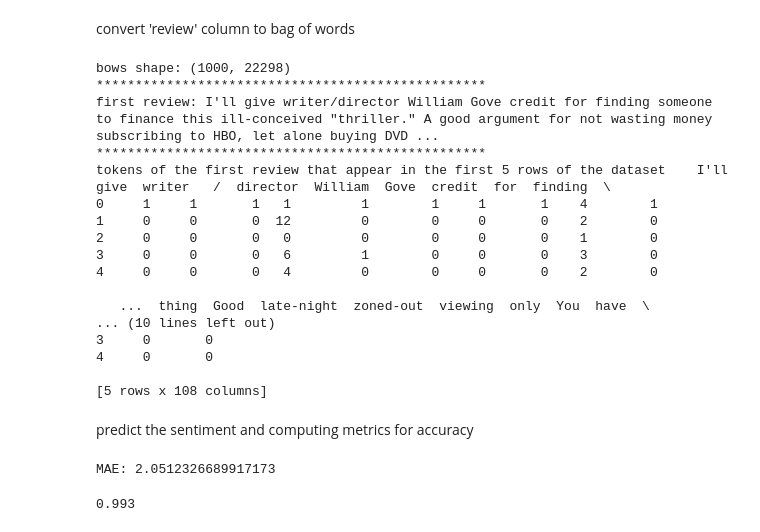
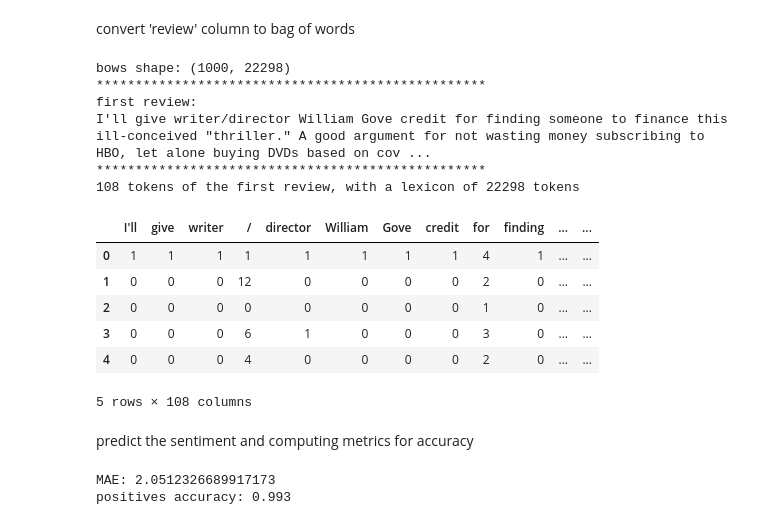
Before and after one commit to ccalobeto/nlp2, a Jupyter notebook: _notebooks/2021-02-13-nlp-in-action-i.ipynb, the cells around one changed output. Saved outputs shown, nothing was run; the diff lists cells and outputs as text; code cells hidden in the pictures.

```diff
--- a/_notebooks/2021-02-13-nlp-in-action-i.ipynb
+++ b/_notebooks/2021-02-13-nlp-in-action-i.ipynb
@@ -440,40 +456,37 @@ convert 'review' column to bag of words
 # %%
 import pandas as pd
 from nltk.tokenize import casual_tokenize
 from collections import Counter
 pd.set_option('display.width', 75)
 bags_of_words = []
 
 # tokenize each row, append into a list of dicts and convert to dataframe
 for text in movies.review.to_list():
     bags_of_words.append(Counter(casual_tokenize(text)))
 df_bows = pd.DataFrame.from_records(bags_of_words)
 df_bows = df_bows.fillna(0).astype(int)
 
 print('bows shape:', df_bows.shape)
 print('**************************************************')
-print('first review:', movies.loc[0].review)
+print('first review:')
+print(movies.loc[0].review)
 print('**************************************************')
-print('tokens of the first review that appear in the first 5 rows of the dataset',
-      df_bows.head()[list(bags_of_words[0].keys())])
+print('108 tokens of the first review, with a lexicon of 22298 tokens')
+df_bows.head()[list(bags_of_words[0].keys())]
 # %% [output]
 bows shape: (1000, 22298)
 **************************************************
-first review: I'll give writer/director William Gove credit for finding someone to finance this ill-conceived "thriller." A good argument for not wasting money subscribing to HBO, let alone buying DVD ...
+first review:
+I'll give writer/director William Gove credit for finding someone to finance this ill-conceived "thriller." A good argument for not wasting money subscribing to HBO, let alone buying DVDs based on cov ...
 **************************************************
-tokens of the first review that appear in the first 5 rows of the dataset    I'll  give  writer   /  director  William  Gove  credit  for  finding  \
-0     1     1       1   1         1        1     1       1    4        1
-1     0     0       0  12         0        0     0       0    2        0
-2     0     0       0   0         0        0     0       0    1        0
-3     0     0       0   6         1        0     0       0    3        0
-4     0     0       0   4         0        0     0       0    2        0
-
-   ...  thing  Good  late-night  zoned-out  viewing  only  You  have  \
-... (10 lines left out)
-3     0       0
-4     0       0
-
-[5 rows x 108 columns]
+108 tokens of the first review, with a lexicon of 22298 tokens
+|  | I'll | give | writer | / | director | William | Gove | credit | for | finding | ... | ... |
+| 0 | 1 | 1 | 1 | 1 | 1 | 1 | 1 | 1 | 4 | 1 | ... | ... |
+| 1 | 0 | 0 | 0 | 12 | 0 | 0 | 0 | 0 | 2 | 0 | ... | ... |
+| 2 | 0 | 0 | 0 | 0 | 0 | 0 | 0 | 0 | 1 | 0 | ... | ... |
+| 3 | 0 | 0 | 0 | 6 | 1 | 0 | 0 | 0 | 3 | 0 | ... | ... |
+| 4 | 0 | 0 | 0 | 4 | 0 | 0 | 0 | 0 | 2 | 0 | ... | ... |
+5 rows × 108 columns
 # %% [markdown]
 predict the sentiment and computing metrics for accuracy
 # %%
@@ -483,7 +496,8 @@ nb = MultinomialNB()
 # fit the model and convert continuous to boolean label
 nb = nb.fit(df_bows, movies.sentiment > 0)
 
-# values from review columns goes from -4 to 4 so this code normalize to the "ground true" sentiment
+# values from review columns goes from -4 to 4 so this code normalize to the "ground true"
+# sentiment. predict_proba return a n x 2 ndarray, we use el "1s" column
 movies['predicted_sentiment'] = nb.predict_proba(df_bows)[:,1] * 8 - 4
 movies['error'] = (movies.predicted_sentiment - movies.sentiment).abs()
 
@@ -495,19 +509,9 @@ movies['sentiment_ispositive'] = (movies.sentiment > 0).astype(int)
 movies['predicted_ispositive'] = (movies.predicted_sentiment > 0).astype(int)
 movies['''sentiment predicted_sentiment sentiment_ispositive predicted_ispositive'''.split()].head(8)
 
-#     sentiment  predicted_sentiment  sentiment_ispositive  predicted_ispositive
-# id
-# 1    2.266667                   4                    1                    1
-# 2    3.533333                   4                    1                    1
-# 3   -0.600000                  -4                    0                    0
-# 4    1.466667                   4                    1                    1
-# 5    1.733333                   4                    1                    1
-# 6    2.533333                   4                    1                    1
-# 7    2.466667                   4                    1                    1
-# 8    1.266667                  -4                    1                    0
-
 # prediction over positives
-(movies.predicted_ispositive == movies.sentiment_ispositive).sum() / len(movies)
+print('positives accuracy:', (movies.predicted_ispositive ==
+                             movies.sentiment_ispositive).sum() / len(movies))
 # %% [output]
 MAE: 2.0512326689917173
+positives accuracy: 0.993
-0.993
```
Also changed, not shown: parts of 51 cells of this notebook.
